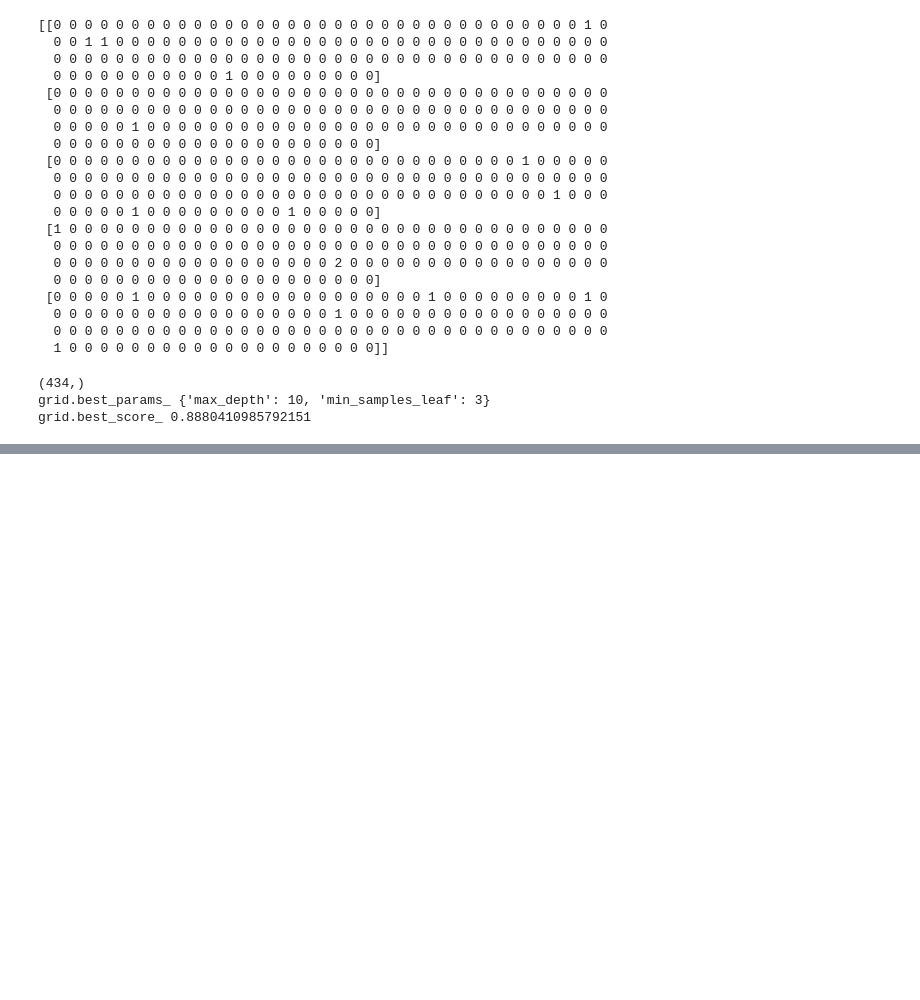
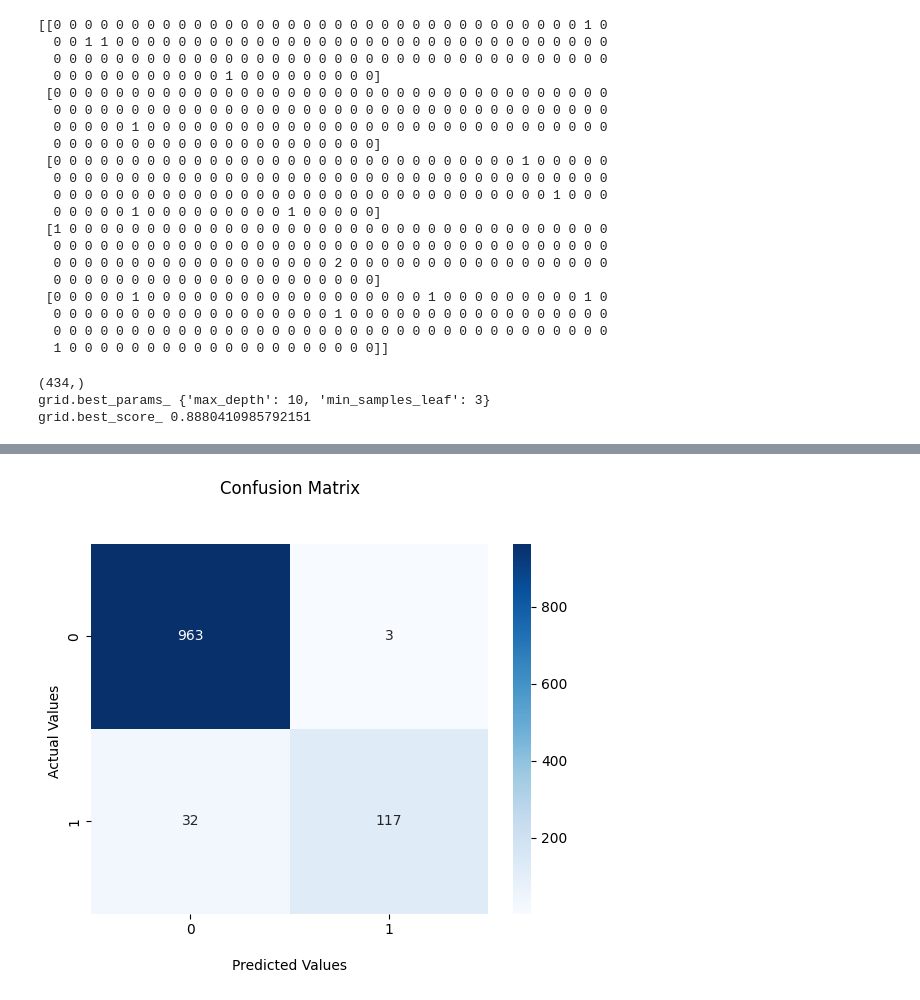
Before and after one commit to Wistako/modul_17, a Jupyter notebook: main.ipynb, the cells around one changed output, grey strips where cells are left out. Saved outputs shown, nothing was run; the diff lists cells and outputs as text; code cells hidden in the pictures; blank space fills up the shorter version.

Commit message:
Metrics for countVector & lda

```diff
--- a/main.ipynb
+++ b/main.ipynb
@@ -499,3 +499,26 @@ print('grid.best_score_', grid.best_score_)
 (434,)
 grid.best_params_ {'max_depth': 10, 'min_samples_leaf': 3}
 grid.best_score_ 0.8880410985792151
+# %%
+from sklearn.decomposition import LatentDirichletAllocation
+from sklearn.metrics import classification_report
+from sklearn.metrics import confusion_matrix
+
+count_v2 = CountVectorizer(max_df=0.1, max_features=500)
+X_count_v2 = count_v2.fit_transform(spam_dataset['Lemmatized_Text'].apply(lambda x: ' '.join(x)))
+lda = LatentDirichletAllocation(n_components=7, random_state=2022,
+                                learning_method='batch')
+X_topics = lda.fit_transform(X_count_v2)
+
+feature_names = count_v2.get_feature_names_out()
+for topic_idx, topic in enumerate(lda.components_):
+    print(f'Temat: {topic_idx+1}')
+    print(' '.join([feature_names[i] for i in topic.argsort()[:-5-1:-1]]))
+    print()
+
+X_train, X_test, y_train, y_test = train_test_split(X_topics, y, test_size=0.2, random_state=42, stratify=y)
+
+grid.fit(X_train, y_train)
+predictions = grid.predict(X_test)
+print(classification_report(y_test, predictions))
+print(confusion_matrix(y_test, predictions))
@@ -501,0 +543,10 @@ grid.best_score_ 0.8880410985792151
+# %%
+import seaborn as sns
+import matplotlib.pyplot as plt
+ax = sns.heatmap(confusion_matrix(y_test, predictions), annot=True, cmap='Blues', fmt='.0f')
+ax.set_title('Confusion Matrix\n\n')
+ax.set_xlabel('\nPredicted Values')
+ax.set_ylabel('Actual Values ')
+plt.show()
+# %% [output]
+[figure, added]
```
Also changed, not shown: parts of 1 cell of this notebook, 1 other file.
